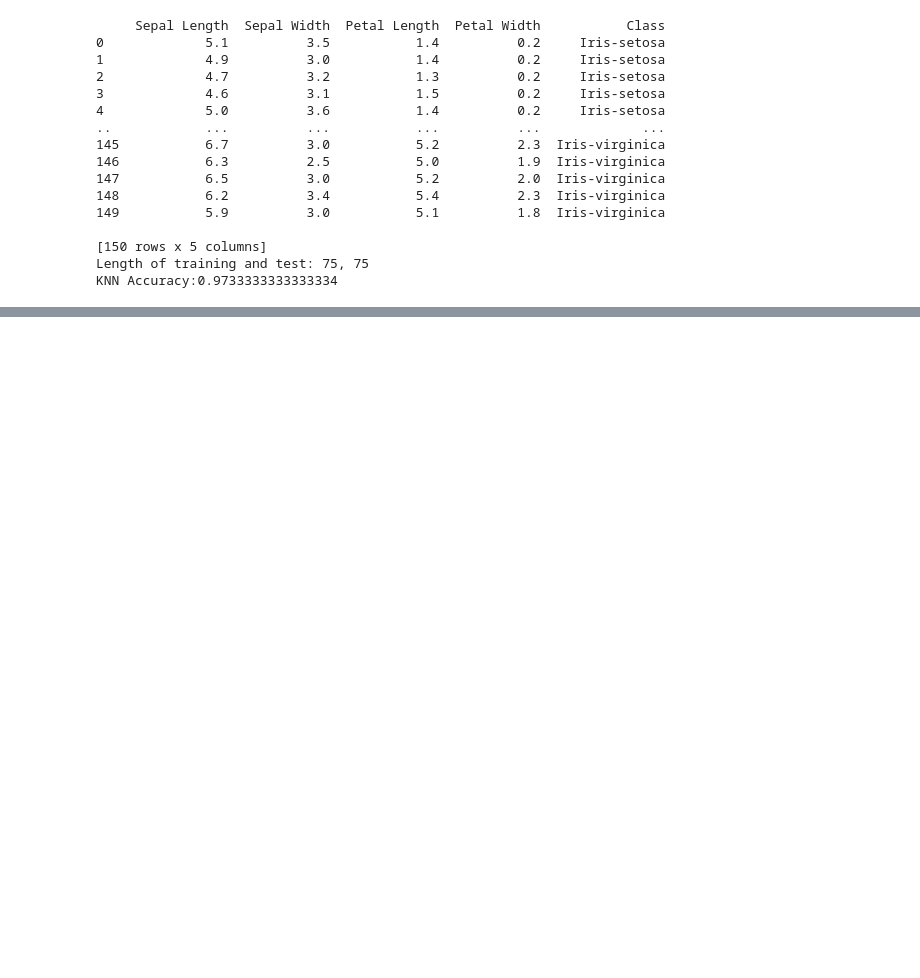
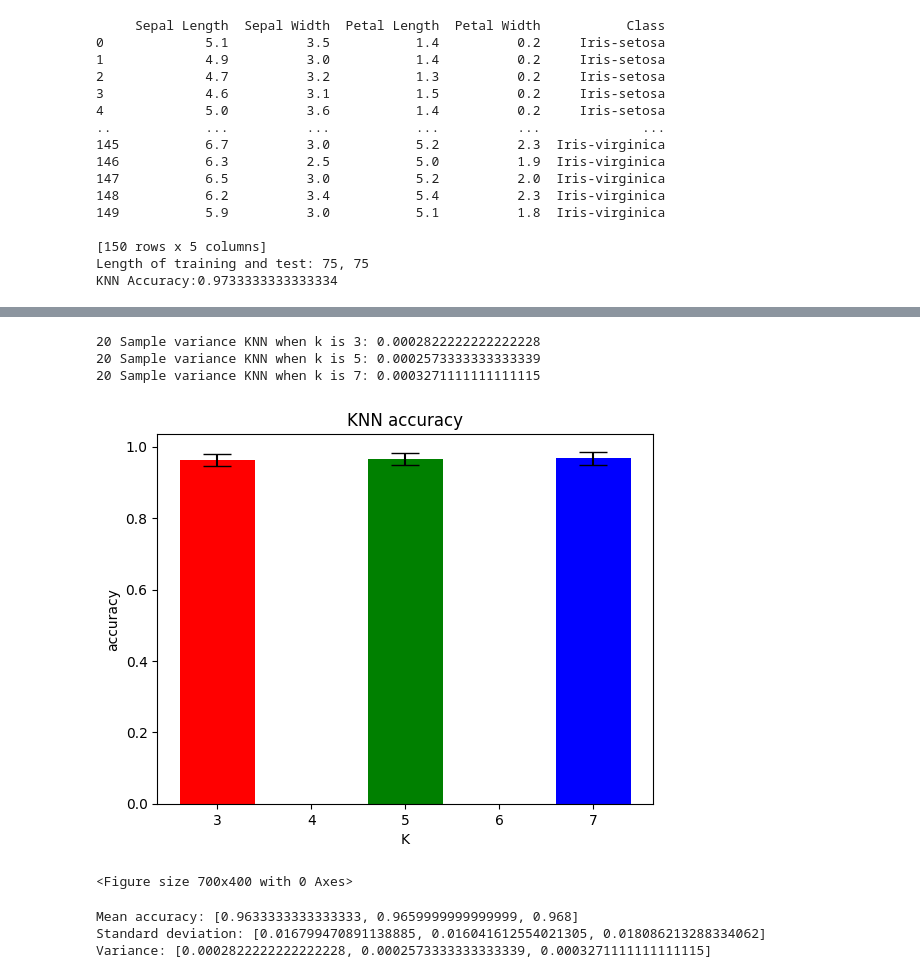
Before and after one commit to Eric-IIP/AMP_Assignment2, a Jupyter notebook: KNN.ipynb, the cells around one changed output, grey strips where cells are left out. Drawn from its saved outputs; the diff is of its cells as text; code cells hidden in the pictures; blank space fills up the shorter version.

```diff
--- a/KNN.ipynb
+++ b/KNN.ipynb
@@ -146,12 +148,18 @@ KNN Accuracy:0.9733333333333334
 # %%
 # conducting the experiment 20 times
 k = 3
-accuracy = []
+accuracy_k_3 = []
+accuracy_k_5 = []
+accuracy_k_7 = []
 for i in range(20):
     random_seed = random.randint(0, 4294967295)
-    accuracy.append(execute_experiment(random_seed, k))
+    accuracy_k_3.append(execute_experiment(random_seed, k = 3))
+    accuracy_k_5.append(execute_experiment(random_seed, k = 5))
+    accuracy_k_7.append(execute_experiment(random_seed, k = 7))
 
-print(f"Mean accuracy of 20 experiments: {np.mean(accuracy)}")
+print(f"Mean accuracy of 20 experiments of k being 3: {np.mean(accuracy_k_3)}")
+print(f"Mean accuracy of 20 experiments of k being 5: {np.mean(accuracy_k_5)}")
+print(f"Mean accuracy of 20 experiments of k being 7: {np.mean(accuracy_k_7)}")
 # %% [output]
      Sepal Length  Sepal Width  Petal Length  Petal Width           Class
 0             5.1          3.5           1.4          0.2     Iris-setosa
@@ -172,0 +181,63 @@ Mean accuracy of 20 experiments: 0.9560000000000001
+# %%
+sum = 0
+for accuracy in accuracy_k_3:
+    # sum = sum of (x(i) - x_mean)^2
+    sum += (accuracy - np.mean(accuracy_k_3)) ** 2
+# sum / n-1
+sample_variance_knn_3 = sum / 20
+print(f"20 Sample variance KNN when k is 3: {sample_variance_knn_3}")
+
+sum = 0
+for accuracy in accuracy_k_5:
+    # sum = sum of (x(i) - x_mean)^2
+    sum += (accuracy - np.mean(accuracy_k_5)) ** 2
+# sum / n-1
+sample_variance_knn_5 = sum / 20
+print(f"20 Sample variance KNN when k is 5: {sample_variance_knn_5}")
+
+sum = 0
+for accuracy in accuracy_k_7:
+    # sum = sum of (x(i) - x_mean)^2
+    sum += (accuracy - np.mean(accuracy_k_7)) ** 2
+# sum / n-1
+sample_variance_knn_7 = sum / 20
+print(f"20 Sample variance KNN when k is 7: {sample_variance_knn_7}")
+# %% [output]
+20 Sample variance KNN when k is 3: 0.0002822222222222228
+20 Sample variance KNN when k is 5: 0.0002573333333333339
+20 Sample variance KNN when k is 7: 0.0003271111111111115
+# %%
+import matplotlib.pyplot as plt
+
+mean_accuracy = []
+mean_accuracy.append(np.mean(accuracy_k_3))
+mean_accuracy.append(np.mean(accuracy_k_5))
+mean_accuracy.append(np.mean(accuracy_k_7))
+
+std_dev = []
+std_dev.append(np.std(accuracy_k_3))
+std_dev.append(np.std(accuracy_k_5))
+std_dev.append(np.std(accuracy_k_7))
+
+variance = []
+variance.append(sample_variance_knn_3)
+variance.append(sample_variance_knn_5)
+variance.append(sample_variance_knn_7)
+
+# mean plot
+plt.bar([3, 5, 7], mean_accuracy, yerr=std_dev, capsize=10, color=['red', 'green', 'blue'])
+plt.title('KNN accuracy')
+plt.xlabel('K')
+plt.ylabel('accuracy')
+plt.figure(figsize=(7, 4))
+plt.show()
+
+print(f"Mean accuracy: {mean_accuracy}")
+print(f"Standard deviation: {std_dev}")
+print(f"Variance: {variance}")
+# %% [output]
+[figure, added]
+<Figure size 700x400 with 0 Axes>
+Mean accuracy: [0.9633333333333333, 0.9659999999999999, 0.968]
+Standard deviation: [0.016799470891138885, 0.016041612554021305, 0.018086213288334062]
+Variance: [0.0002822222222222228, 0.0002573333333333339, 0.0003271111111111115]
```
Also changed, not shown: parts of 3 cells of this notebook, 1 other file.
